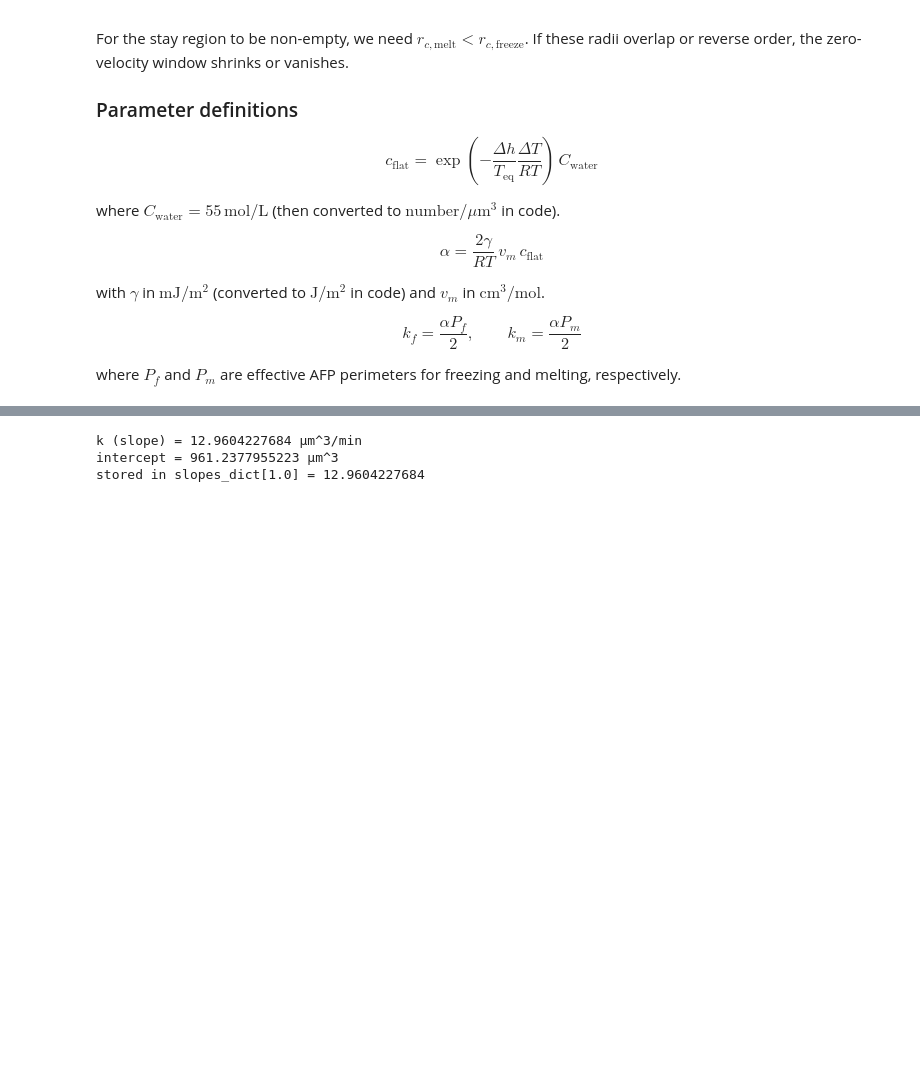
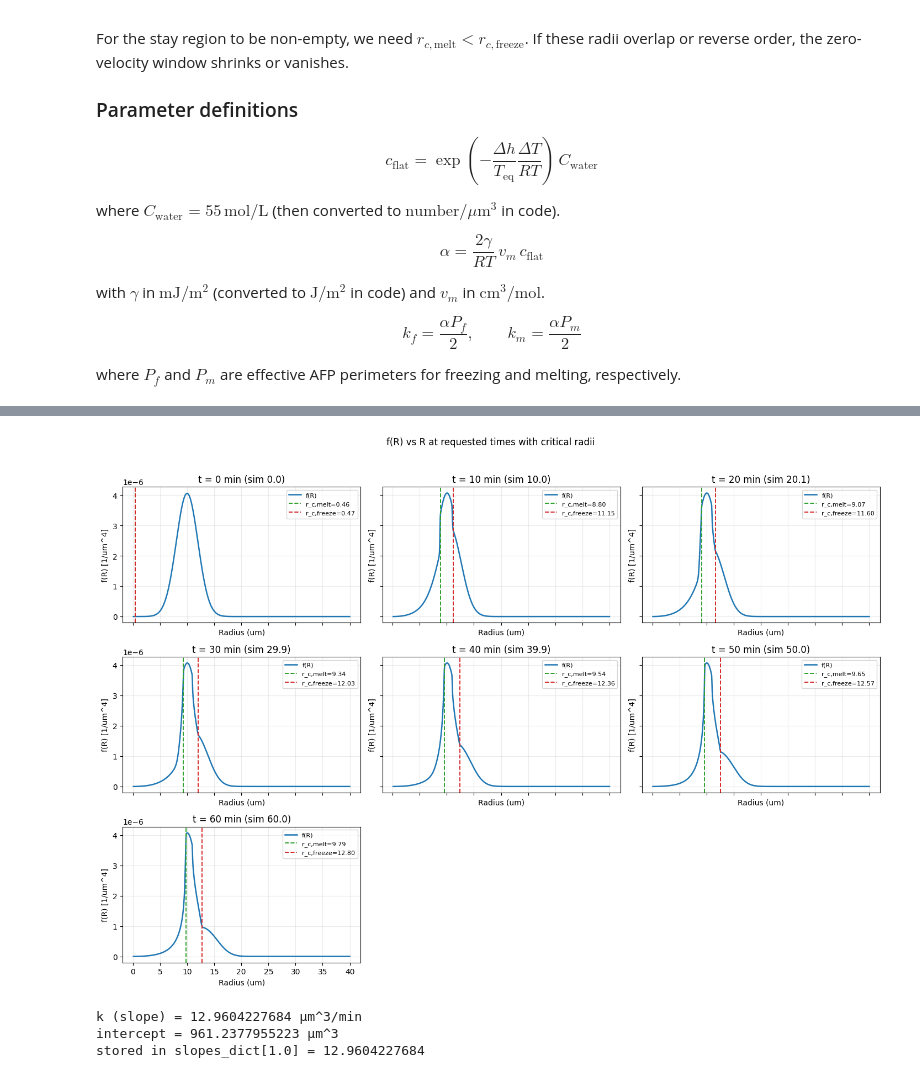
Before and after one commit to jeongmoon2006/Ice_recrystallization_inhibition, a Jupyter notebook: IRI_ODE.ipynb, the cells around one changed output, grey strips where cells are left out. Drawn from its saved outputs; the diff is of its cells as text; code cells hidden in the pictures; blank space fills up the shorter version.

```diff
--- a/IRI_ODE.ipynb
+++ b/IRI_ODE.ipynb
@@ -235,0 +236,48 @@ plt.show()
+# %%
+# f(R) vs R with one subplot per requested time: 0,10,...,60 min
+target_times_min = np.arange(0, 61, 10, dtype=float)
+max_time_min = sol.t[-1] / time_to_min
+target_times_min = target_times_min[target_times_min <= max_time_min + 1e-12]
+
+if target_times_min.size == 0:
+    raise ValueError("No requested snapshot times are within the simulated time range.")
+
+# Use nearest simulated index to each requested time.
+snapshot_idx = np.array([
+    np.argmin(np.abs(sol.t - t_min * time_to_min))
+    for t_min in target_times_min
+], dtype=int)
+
+n_cols = 3
+n_rows = int(np.ceil(len(target_times_min) / n_cols))
+fig, axes = plt.subplots(n_rows, n_cols, figsize=(4.8 * n_cols, 3.3 * n_rows), sharex=True, sharey=True)
+axes = np.atleast_1d(axes).ravel()
+
+for i, (t_req_min, idx) in enumerate(zip(target_times_min, snapshot_idx)):
+    t_actual_min = sol.t[idx] / time_to_min
+    c_bulk_t = sol.y[-1, idx]
+    r_melt_t, r_freeze_t = critical_radii(c_bulk_t, params)
+
+    ax = axes[i]
+    ax.plot(R, sol.y[:-1, idx], lw=1.8, label="f(R)")
+
+    if np.isfinite(r_melt_t):
+        ax.axvline(r_melt_t, color="tab:green", ls="--", lw=1.4, label=f"r_c,melt={r_melt_t:.2f}")
+    if np.isfinite(r_freeze_t):
+        ax.axvline(r_freeze_t, color="tab:red", ls="--", lw=1.4, label=f"r_c,freeze={r_freeze_t:.2f}")
+
+    ax.set_title(f"t = {t_req_min:.0f} min (sim {t_actual_min:.1f})")
+    ax.set_xlabel("Radius (um)")
+    ax.set_ylabel("f(R) [1/um^4]")
+    ax.grid(alpha=0.25)
+    ax.legend(fontsize=8)
+
+# Hide any unused subplot axes in the grid.
+for j in range(len(target_times_min), len(axes)):
+    axes[j].axis("off")
+
+fig.suptitle("f(R) vs R at requested times with critical radii", y=1.02)
+plt.tight_layout()
+plt.show()
+# %% [output]
+[figure, added]
```
Also changed, not shown: parts of 6 cells of this notebook, 2 other files.
